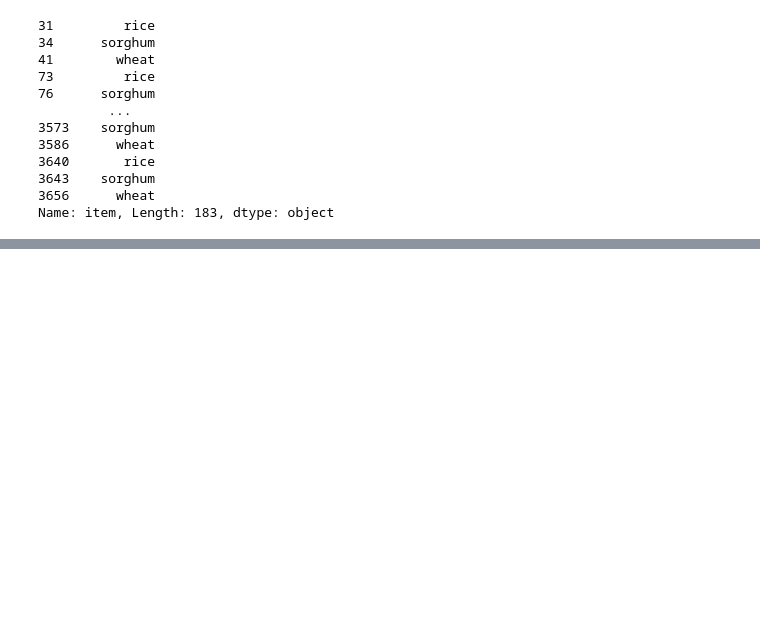
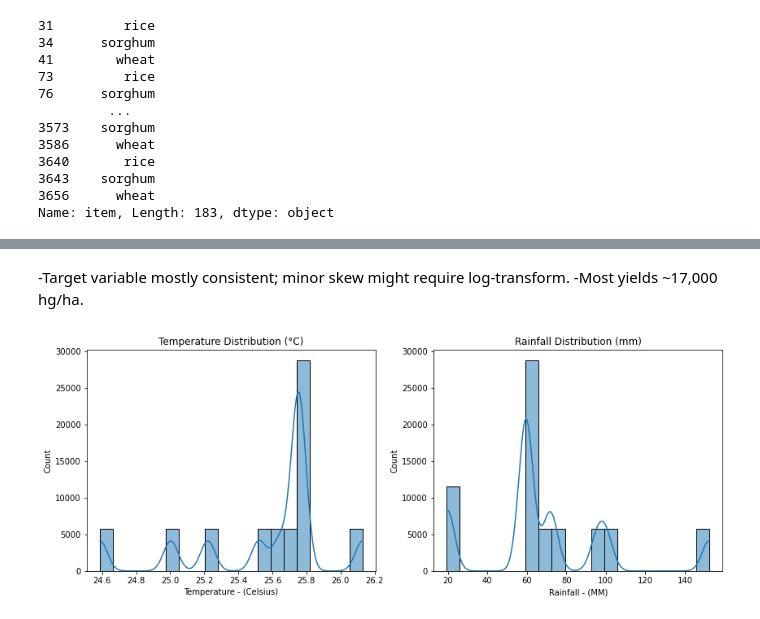
Before and after one commit to sheillamacharia/Regional_Crop_Yield_Prediction_Kenya, a Jupyter notebook: Notebooks/Margaret.ipynb, the cells around one changed output, grey strips where cells are left out. Drawn from its saved outputs; the diff is of its cells as text; code cells hidden in the pictures; blank space fills up the shorter version.

```diff
--- a/Notebooks/Margaret.ipynb
+++ b/Notebooks/Margaret.ipynb
@@ -400,0 +464,16 @@ Name: item, Length: 183, dtype: object
+# %% [markdown]
+-Target variable mostly consistent; minor skew might require log-transform.
+-Most yields ~17,000 hg/ha.
+# %%
+#climate variable distribution
+fig, ax = plt.subplots(1, 2, figsize=(14,5))
+
+sns.histplot(clean_df['Temperature - (Celsius)'], bins=20, kde=True, ax=ax[0])
+ax[0].set_title("Temperature Distribution (°C)")
+
+sns.histplot(clean_df['Rainfall - (MM)'], bins=20, kde=True, ax=ax[1])
+ax[1].set_title("Rainfall Distribution (mm)")
+
+plt.show()
+# %% [output]
+[figure, added]
```
Also changed, not shown: parts of 17 cells of this notebook.
